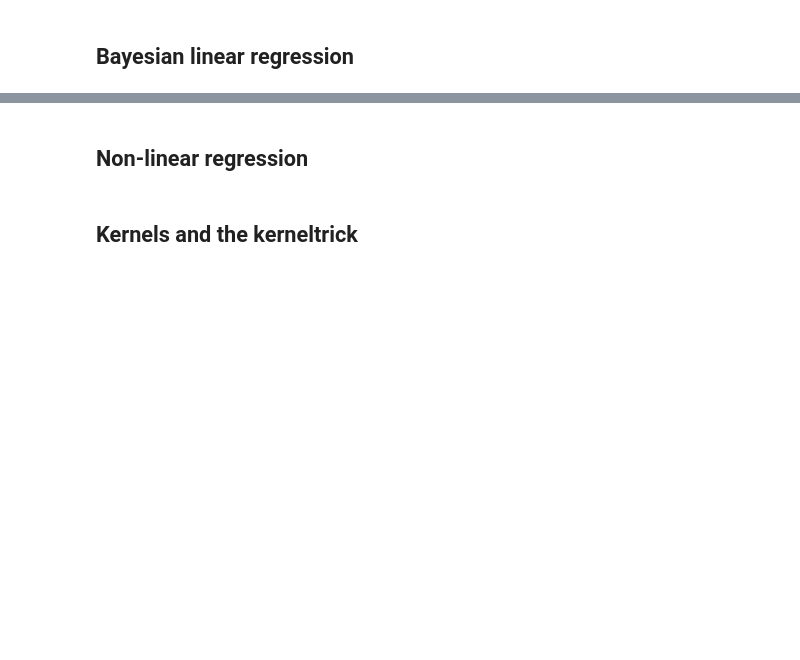
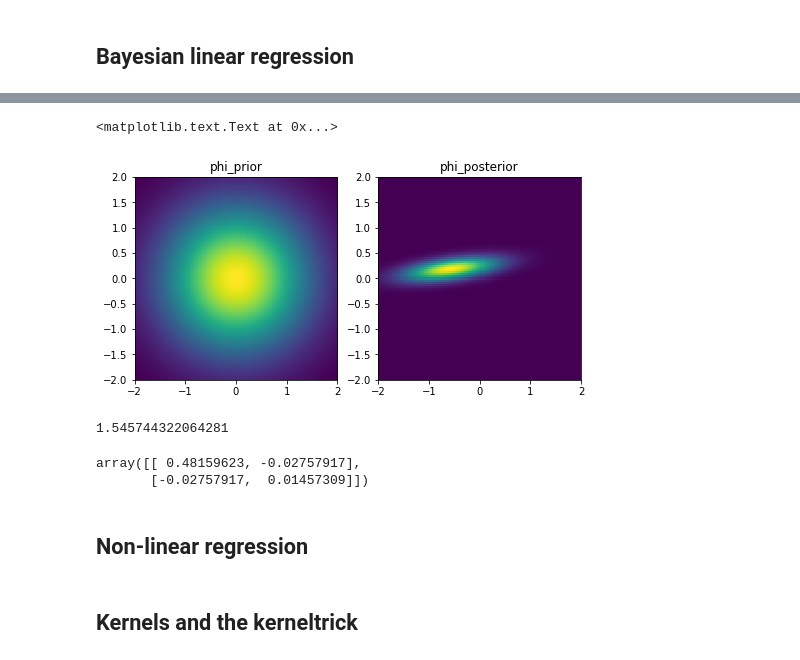
Before and after one commit to kiyomizuhi/machine_learning_scratch_Prince_computer_vision, a Jupyter notebook: scratch/Regression.ipynb, the cells around one changed output, grey strips where cells are left out. Cells and saved outputs as stored; diff of their text form; code cells hidden in the pictures; blank space fills up the shorter version.

```diff
--- a/scratch/Regression.ipynb
+++ b/scratch/Regression.ipynb
@@ -103,3 +306,28 @@ infr: sg = 1.4218, phi = [0.7526, -1.0352]
+# %%
+plt.rcParams['figure.figsize'] = (8.0, 4.0)
+
+nres = 101
+phi_prior_pdf = generate_phi_pdf(np.zeros(2), sgp*np.eye(2), nres, 3)
+plt.subplot(1,2,1)
+plt.imshow(phi_prior_pdf , extent=[-2, 2, -2, 2])
+plt.title("phi_prior")
+
+phi_posterior_pdf = generate_phi_pdf(phi.squeeze(), cinv, nres, 3)
+plt.subplot(1,2,2)
+plt.imshow(phi_posterior_pdf, extent=[-2, 2, -2, 2])
+plt.title("phi_posterior")
+# %% [output]
+<matplotlib.text.Text at 0x...>
+[figure, added]
+# %%
+sgp
+# %% [output]
+1.545744322064281
+# %%
+cinv
+# %% [output]
+array([[ 0.48159623, -0.02757917],
+       [-0.02757917,  0.01457309]])
 # %% [markdown]
 ## Non-linear regression
 # %% [markdown]
```
Also changed, not shown: parts of 9 cells of this notebook.
